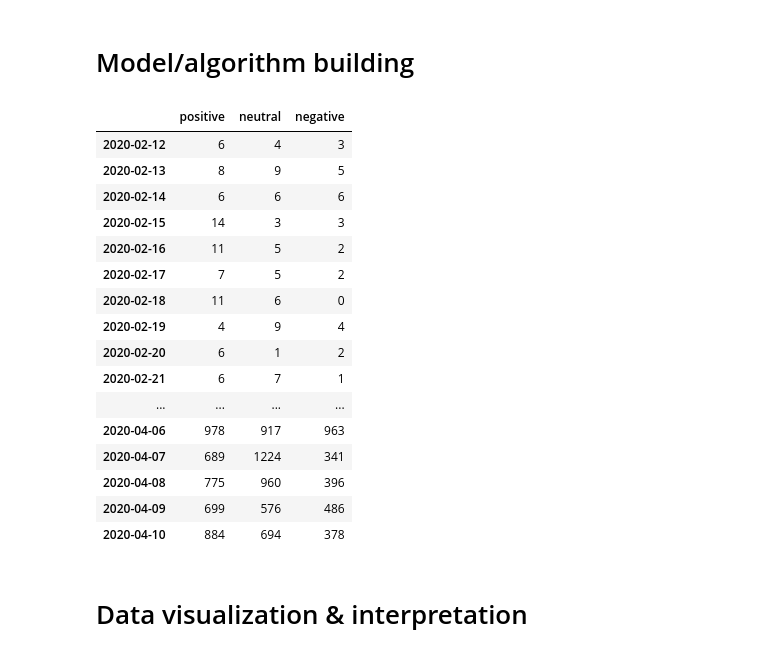
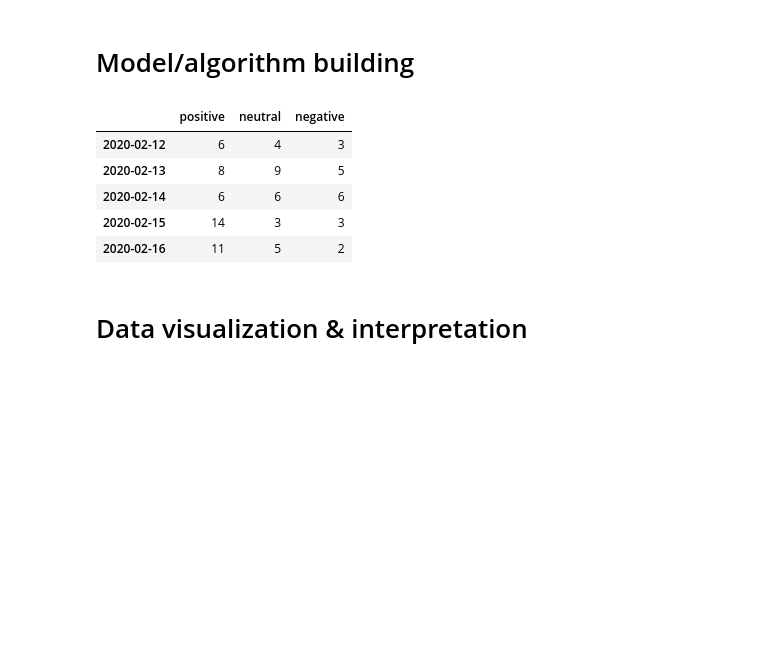
Before and after one commit to lutharsanen/covid19_twitter_analysis, a Jupyter notebook: Group25.ipynb, the cells around one changed output. Drawn from its saved outputs; the diff is of its cells as text; code cells hidden in the pictures; blank space fills up the shorter version.

```diff
--- a/Group25.ipynb
+++ b/Group25.ipynb
@@ -258,29 +270,20 @@ def sentiment_walker(files, d, state):
                 sentimental_date_collector_it(region, d)
     return d
 # %%
+sentimental_ny = {}
+ny_json_files = []
+
 ny_json_files = get_all_filesname(ny_json_files, 'ny')
 sentimental_ny = sentiment_walker(ny_json_files, sentimental_ny,'ny')
 df_ny_sentimental = pd.DataFrame.from_dict(sentimental_ny, orient= 'index')
-df_ny_sensort = df_ny_sentimental.sort_index()
+ny_sent = df_ny_sentimental.sort_index()
+ny_sent[:5]
+# %% [output]
+|  | positive | neutral | negative |
+| 2020-02-12 | 6 | 4 | 3 |
+| 2020-02-13 | 8 | 9 | 5 |
+| 2020-02-14 | 6 | 6 | 6 |
+| 2020-02-15 | 14 | 3 | 3 |
+| 2020-02-16 | 11 | 5 | 2 |
-# %%
-df_ny_sensort
-# %% [output]
-|  | positive | neutral | negative |
-| 2020-02-12 | 6 | 4 | 3 |
-| 2020-02-13 | 8 | 9 | 5 |
-| 2020-02-14 | 6 | 6 | 6 |
-| 2020-02-15 | 14 | 3 | 3 |
-| 2020-02-16 | 11 | 5 | 2 |
-| 2020-02-17 | 7 | 5 | 2 |
-| 2020-02-18 | 11 | 6 | 0 |
-| 2020-02-19 | 4 | 9 | 4 |
-| 2020-02-20 | 6 | 1 | 2 |
-| 2020-02-21 | 6 | 7 | 1 |
-| ... | ... | ... | ... |
-| 2020-04-06 | 978 | 917 | 963 |
-| 2020-04-07 | 689 | 1224 | 341 |
-| 2020-04-08 | 775 | 960 | 396 |
-| 2020-04-09 | 699 | 576 | 486 |
-| 2020-04-10 | 884 | 694 | 378 |
 # %% [markdown]
  # Data visualization & interpretation
```
Also changed, not shown: parts of 12 cells of this notebook.
